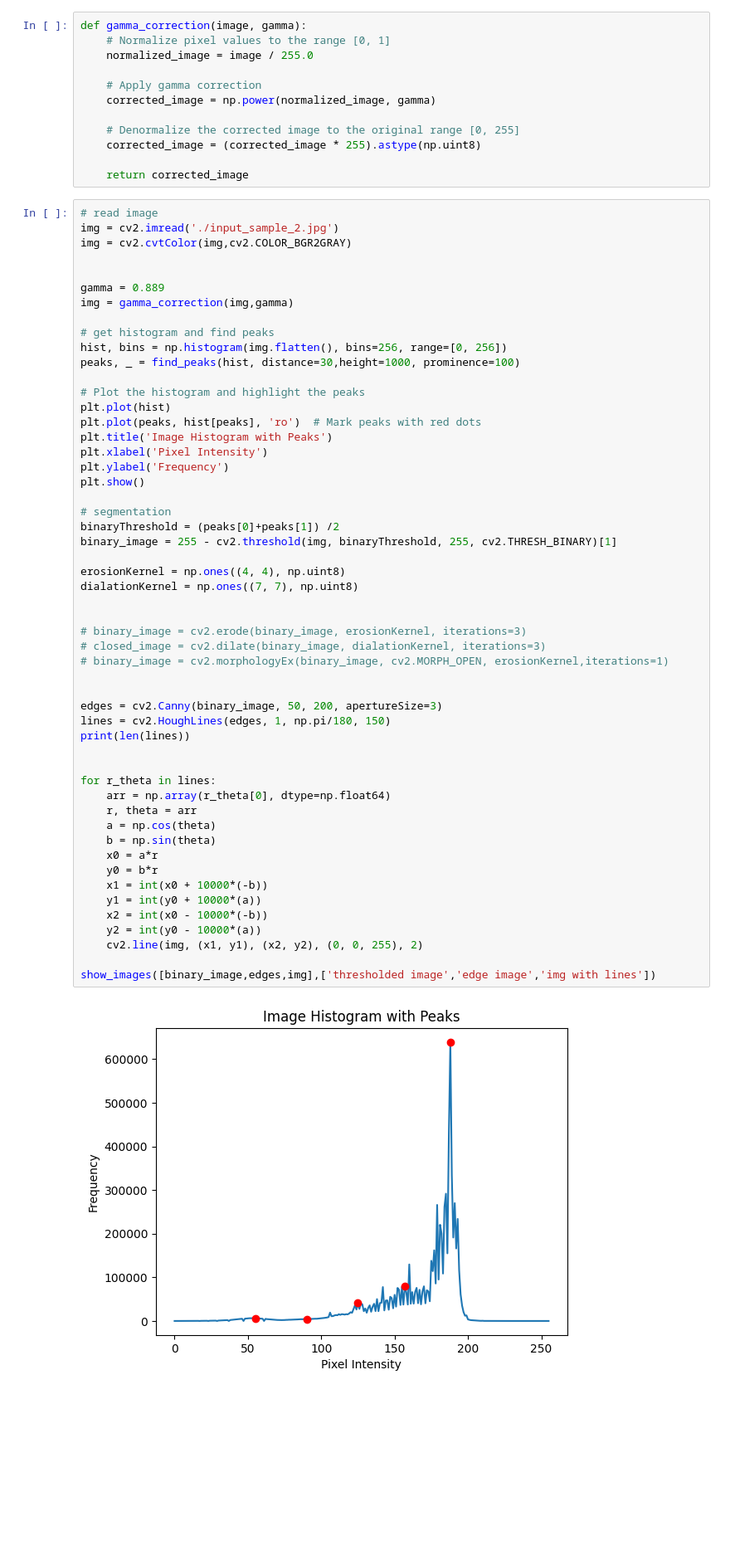
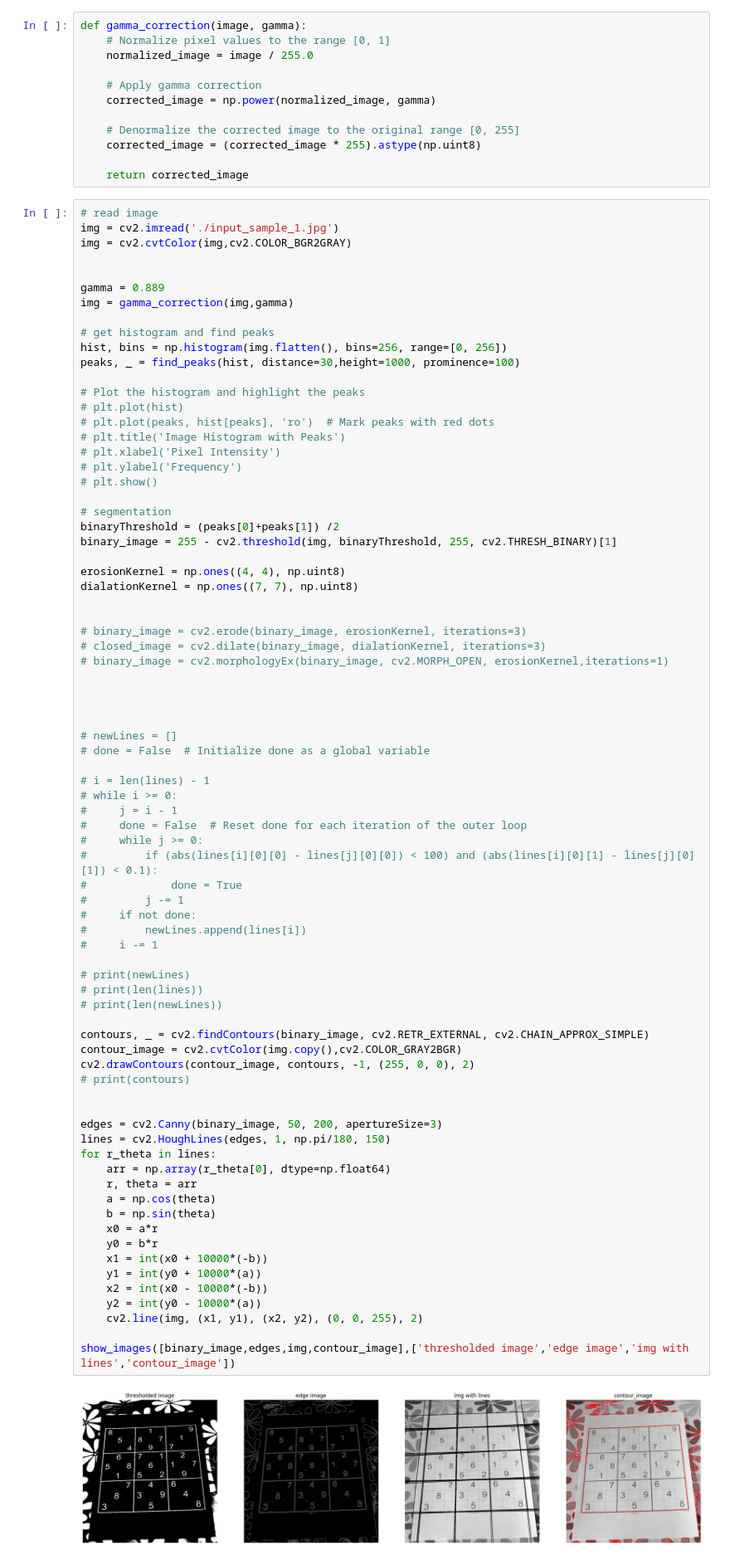
Before and after one commit to AhmedZahran02/Sudoku-Solver-Image-detection, a Jupyter notebook: main.ipynb, the cells around one changed output. Shown at 83% size. Cells and saved outputs as stored; diff of their text form; blank space fills up the shorter version.

```diff
--- a/main.ipynb
+++ b/main.ipynb
@@ -42,7 +42,7 @@ def gamma_correction(image, gamma):
     return corrected_image
 # %%
 # read image
-img = cv2.imread('./input_sample_2.jpg')
+img = cv2.imread('./input_sample_1.jpg')
 img = cv2.cvtColor(img,cv2.COLOR_BGR2GRAY)
 
 
@@ -54,44 +54,68 @@ hist, bins = np.histogram(img.flatten(), bins=256, range=[0, 256])
 peaks, _ = find_peaks(hist, distance=30,height=1000, prominence=100)
 
 # Plot the histogram and highlight the peaks
-plt.plot(hist)
-plt.plot(peaks, hist[peaks], 'ro')  # Mark peaks with red dots
-plt.title('Image Histogram with Peaks')
-plt.xlabel('Pixel Intensity')
-plt.ylabel('Frequency')
-plt.show()
+# plt.plot(hist)
+# plt.plot(peaks, hist[peaks], 'ro')  # Mark peaks with red dots
+# plt.title('Image Histogram with Peaks')
+# plt.xlabel('Pixel Intensity')
+# plt.ylabel('Frequency')
+# plt.show()
 
 # segmentation
 binaryThreshold = (peaks[0]+peaks[1]) /2
 binary_image = 255 - cv2.threshold(img, binaryThreshold, 255, cv2.THRESH_BINARY)[1]
 
 erosionKernel = np.ones((4, 4), np.uint8)
 dialationKernel = np.ones((7, 7), np.uint8)
 
 
 # binary_image = cv2.erode(binary_image, erosionKernel, iterations=3)
 # closed_image = cv2.dilate(binary_image, dialationKernel, iterations=3)
 # binary_image = cv2.morphologyEx(binary_image, cv2.MORPH_OPEN, erosionKernel,iterations=1)
 
 
+
+
+# newLines = []
+# done = False  # Initialize done as a global variable
+
+# i = len(lines) - 1
+# while i >= 0:
+#     j = i - 1
+#     done = False  # Reset done for each iteration of the outer loop
+#     while j >= 0:
+#         if (abs(lines[i][0][0] - lines[j][0][0]) < 100) and (abs(lines[i][0][1] - lines[j][0][1]) < 0.1):
+#             done = True
+#         j -= 1
+#     if not done:
+#         newLines.append(lines[i])
+#     i -= 1
+
+# print(newLines)
+# print(len(lines))
+# print(len(newLines))
+
+contours, _ = cv2.findContours(binary_image, cv2.RETR_EXTERNAL, cv2.CHAIN_APPROX_SIMPLE)
+contour_image = cv2.cvtColor(img.copy(),cv2.COLOR_GRAY2BGR)
+cv2.drawContours(contour_image, contours, -1, (255, 0, 0), 2)
+# print(contours)
+
+
 edges = cv2.Canny(binary_image, 50, 200, apertureSize=3)
 lines = cv2.HoughLines(edges, 1, np.pi/180, 150)
-print(len(lines))
-
-
 for r_theta in lines:
     arr = np.array(r_theta[0], dtype=np.float64)
     r, theta = arr
     a = np.cos(theta)
     b = np.sin(theta)
     x0 = a*r
     y0 = b*r
     x1 = int(x0 + 10000*(-b))
     y1 = int(y0 + 10000*(a))
     x2 = int(x0 - 10000*(-b))
     y2 = int(y0 - 10000*(a))
     cv2.line(img, (x1, y1), (x2, y2), (0, 0, 255), 2)
 
-show_images([binary_image,edges,img],['thresholded image','edge image','img with lines'])
+show_images([binary_image,edges,img,contour_image],['thresholded image','edge image','img with lines','contour_image'])
 # %% [output]
-[figure, old version]
+[figure, new version]
```
Also changed, not shown: parts of 1 cell of this notebook.
